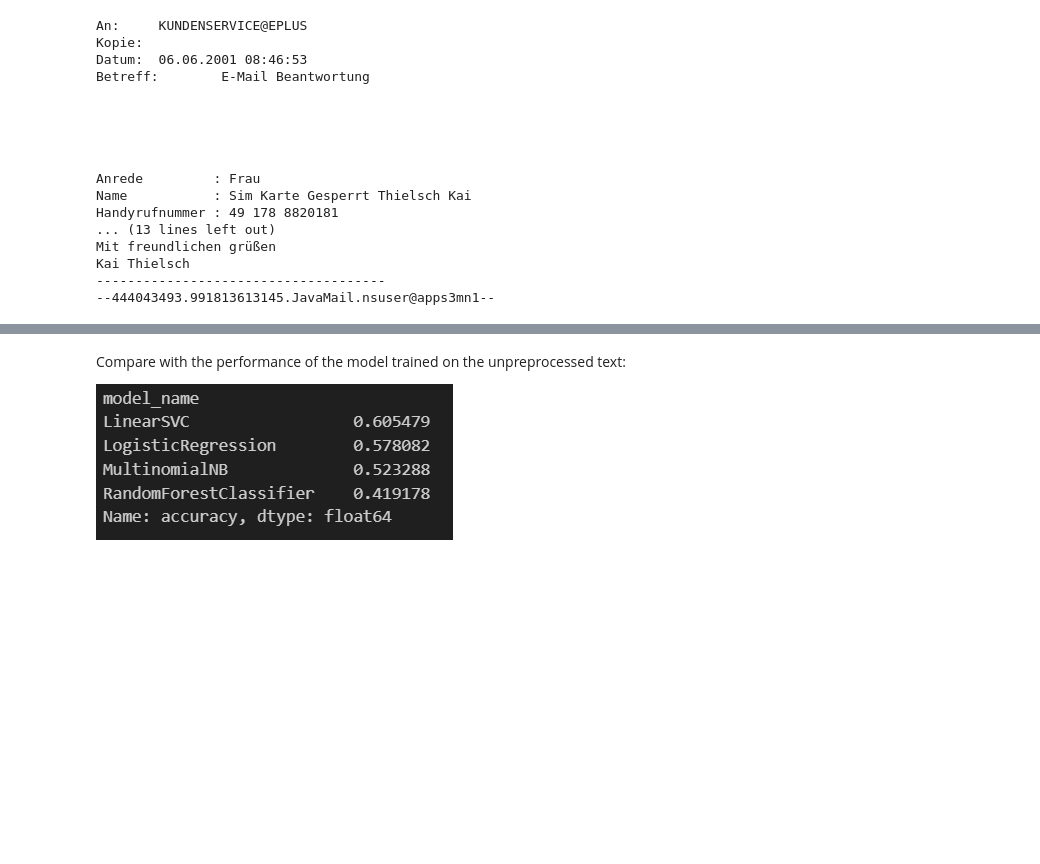
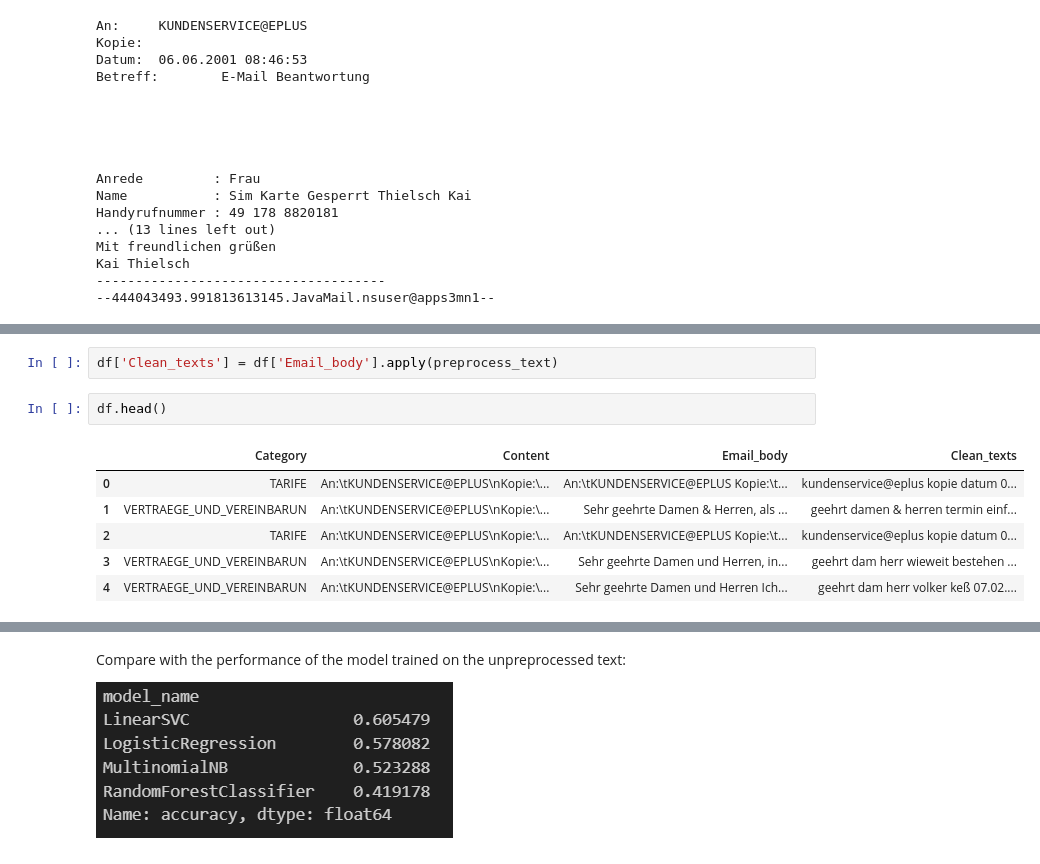
Before and after one commit to klychliiev/Meduzzen_AI_Internship, a Jupyter notebook: emails/traditional_ml_approach/traditional_ml.ipynb, the cells around one changed output, grey strips where cells are left out. Drawn from its saved outputs; the diff is of its cells as text; blank space fills up the shorter version.

```diff
--- a/emails/traditional_ml_approach/traditional_ml.ipynb
+++ b/emails/traditional_ml_approach/traditional_ml.ipynb
@@ -364,0 +165,11 @@ weighted avg       0.62      0.60      0.60       121
+# %%
+df['Clean_texts'] = df['Email_body'].apply(preprocess_text)
+# %%
+df.head()
+# %% [output]
+|  | Category | Content | Email_body | Clean_texts |
+| 0 | TARIFE | An:\tKUNDENSERVICE@EPLUS\nKopie:\... | An:\tKUNDENSERVICE@EPLUS Kopie:\t... | kundenservice@eplus kopie datum 0... |
+| 1 | VERTRAEGE_UND_VEREINBARUN | An:\tKUNDENSERVICE@EPLUS\nKopie:\... | Sehr geehrte Damen & Herren, als ... | geehrt damen & herren termin einf... |
+| 2 | TARIFE | An:\tKUNDENSERVICE@EPLUS\nKopie:\... | An:\tKUNDENSERVICE@EPLUS Kopie:\t... | kundenservice@eplus kopie datum 0... |
+| 3 | VERTRAEGE_UND_VEREINBARUN | An:\tKUNDENSERVICE@EPLUS\nKopie:\... | Sehr geehrte Damen und Herren, in... | geehrt dam herr wieweit bestehen ... |
+| 4 | VERTRAEGE_UND_VEREINBARUN | An:\tKUNDENSERVICE@EPLUS\nKopie:\... | Sehr geehrte Damen und Herren Ich... | geehrt dam herr volker keß 07.02.... |
```
Also changed, not shown: parts of 68 cells of this notebook, 1 other file.
